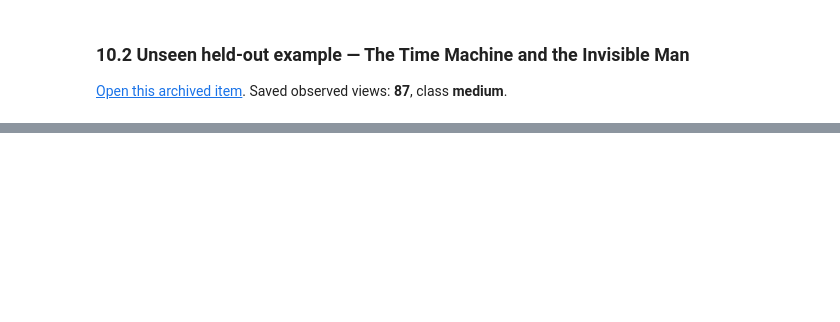
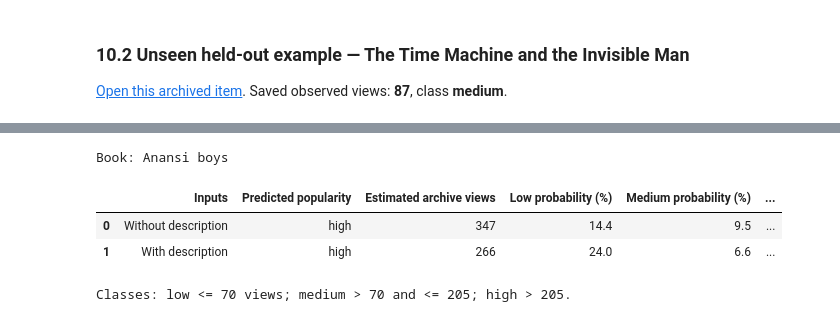
Before and after one commit to Mhmd-Shkeir/Lab-Network-Project, a Jupyter notebook: notebooks/05_popularity_description_comparison.ipynb, the cells around one changed output, grey strips where cells are left out. Saved outputs shown, nothing was run; the diff lists cells and outputs as text; code cells hidden in the pictures; blank space fills up the shorter version.

```diff
--- a/notebooks/05_popularity_description_comparison.ipynb
+++ b/notebooks/05_popularity_description_comparison.ipynb
@@ -686,0 +864,45 @@ display(holdout_demo["predictions"])
+# %%
+# Outside example with description — Anansi Boys
+# Source: https://archive.org/details/anansiboys0000gaim_c0y3
+BOOK = {'title': 'Anansi boys',
+ 'description': 'Charlie Nancy leads a normal, boring existence in London. However, when he calls the U.S. to invite his estranged father '
+                'to his wedding, he learns that the man just died. After jetting off to Florida for the funeral, Charlie not only '
+                "discovers a brother he didn't know he had, but also learns that his father was the West African trickster god, Anansi. "
+                "Charlie's brother, who possesses his own magical powers, later visits him at home and spins Charlie's life out of "
+                'control, getting him fired, sleeping with his fiancée, and even getting him arrested for a white-collar crime. Charlie '
+                "fights back with assistance from other gods, and that's when the real trouble begins. They lead the brothers into "
+                'adventures that are at times scary or downright hysterical. At first Charlie is overwhelmed by this new world, but he is '
+                "Anansi's son and shows just as much flair for trickery as his brother Originally published: Review, 2005 Includes extra "
+                'material',
+ 'author': 'Gaiman, Neil',
+ 'publication_year': 2006,
+ 'pages': 486,
+ 'genre': None,
+ 'subjects': 'Anansi (Legendary character) -- Fiction | Anansi (Legendary character) | Fathers and sons -- Fiction | Brothers -- Fiction | '
+             'Fathers -- Fiction | Fantasy | Adventure stories | Fathers | Brothers | Fathers and sons',
+ 'archive_years': 5.544147843942505,
+ 'juvenile': False}
+OBSERVED_VIEWS = 340   # observed on archive.org; used only for the comparison below, never as a model input
+
+if "book_predictor" not in globals():
+    raise RuntimeError("Run the Setup cell in section 9 first.")
+answer = book_predictor.predict_book(**BOOK)
+cuts = answer["class_cutoffs"]
+observed_class = "low" if OBSERVED_VIEWS <= cuts["low_max"] else ("high" if OBSERVED_VIEWS > cuts["medium_max"] else "medium")
+table = answer["predictions"].copy()
+table["Observed archive views"] = OBSERVED_VIEWS
+table["Observed popularity"] = observed_class
+table["Class matches observed?"] = table["Predicted popularity"] == observed_class
+table["Absolute view-count error"] = (table["Estimated archive views"] - OBSERVED_VIEWS).abs()
+print("Book:", BOOK["title"])
+display(table)
+print(f"Classes: low <= {cuts['low_max']:g} views; medium > {cuts['low_max']:g} and <= {cuts['medium_max']:g}; high > {cuts['medium_max']:g}.")
+if not answer["assumptions"].empty:
+    print("Missing details / assumptions used:")
+    display(answer["assumptions"])
+# %% [output]
+Book: Anansi boys
+|  | Inputs | Predicted popularity | Estimated archive views | Low probability (%) | Medium probability (%) | ... |
+| 0 | Without description | high | 347 | 14.4 | 9.5 | ... |
+| 1 | With description | high | 266 | 24.0 | 6.6 | ... |
+Classes: low <= 70 views; medium > 70 and <= 205; high > 205.
```
Also changed, not shown: parts of 18 cells of this notebook.
